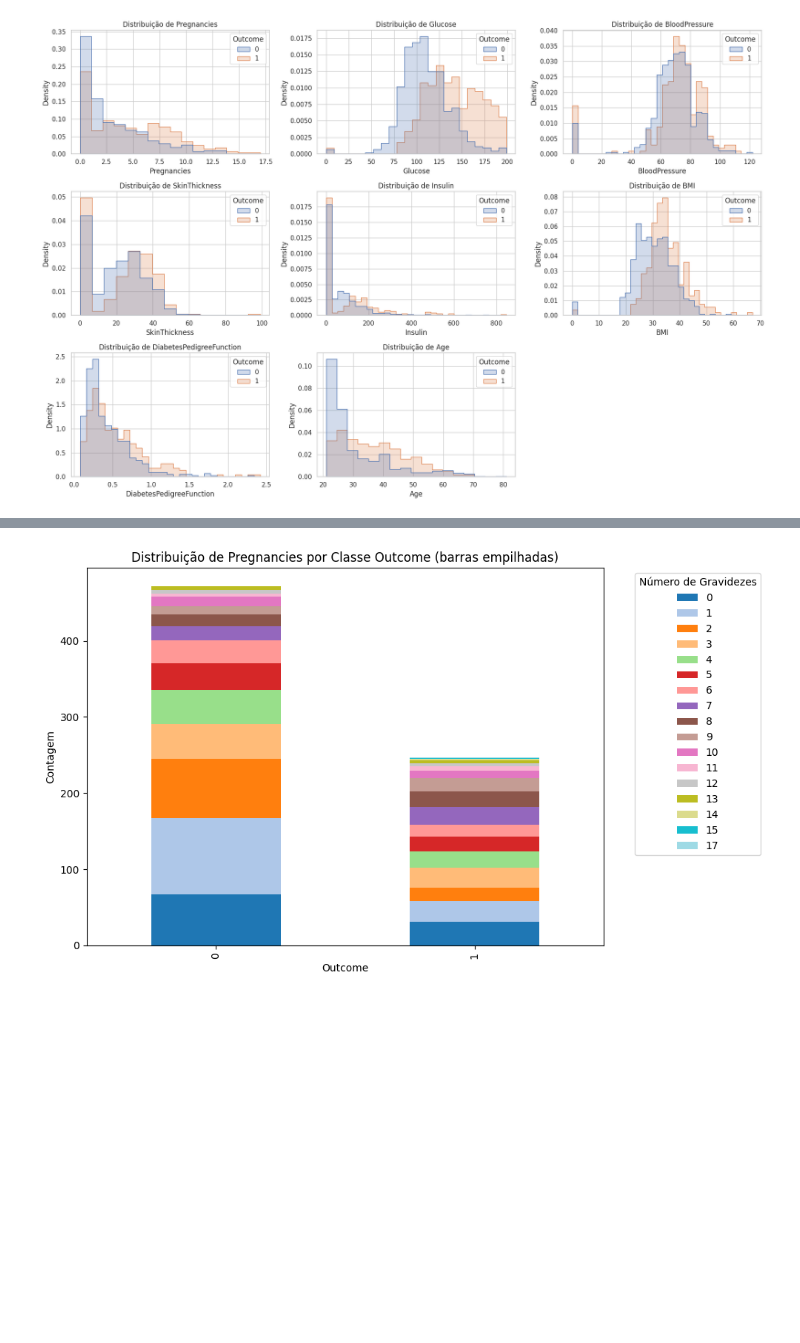
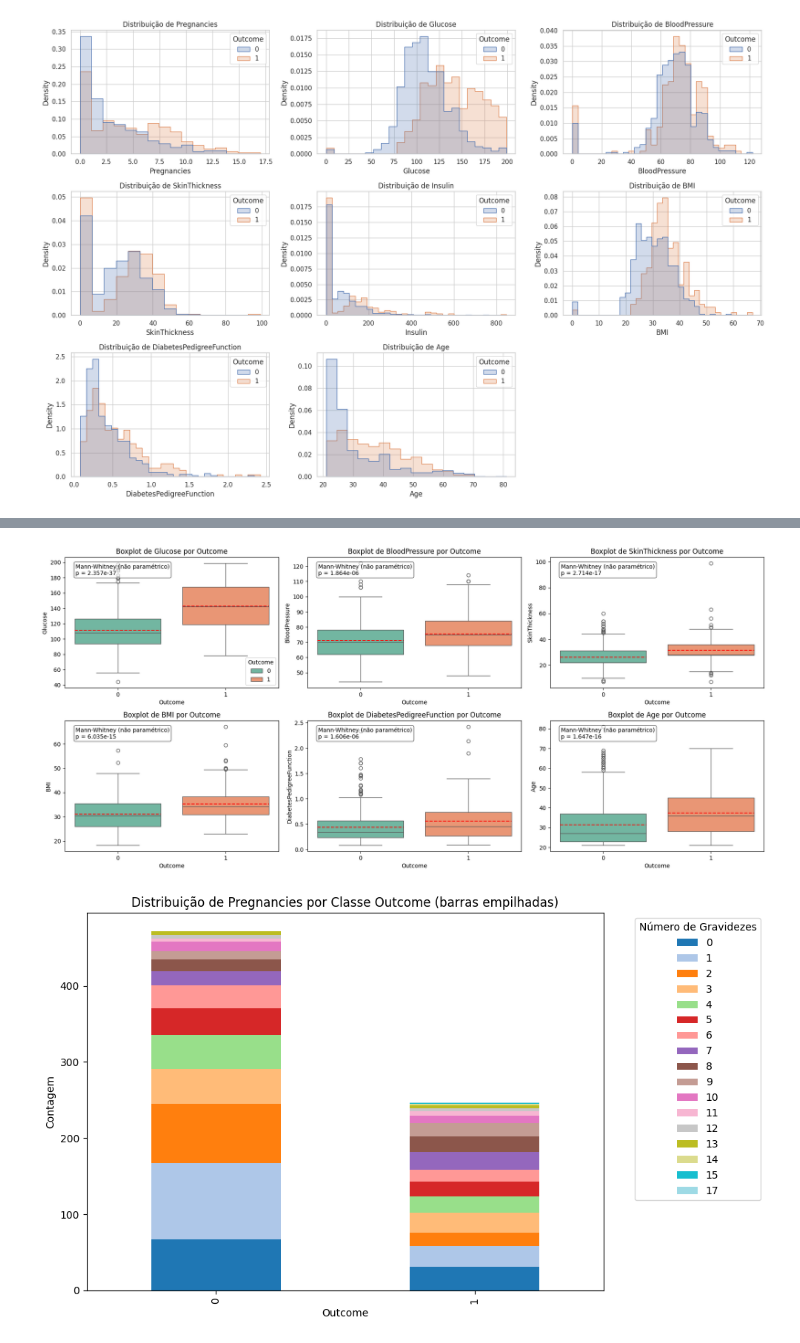
Before and after one commit to GustavoHBDuarte/lean, a Jupyter notebook: notebook.ipynb, the cells around one changed output, grey strips where cells are left out. Cells and saved outputs as stored; diff of their text form; code cells hidden in the pictures; blank space fills up the shorter version.

```diff
--- a/notebook.ipynb
+++ b/notebook.ipynb
@@ -315,3 +335,75 @@ plt.show()
+# %%
+import matplotlib.pyplot as plt
+import seaborn as sns
+from scipy.stats import ttest_ind, mannwhitneyu, shapiro
+
+# Lista de colunas numéricas, exceto 'Pregnancies' e 'Outcome'
+num_vars = df.drop(columns=['Pregnancies', 'Outcome']).select_dtypes(include='number')
+
+# Configuração do layout de subplots
+n_cols = 3
+n_rows = -(-len(num_vars) // n_cols)  # Arredonda para cima
+fig, axes = plt.subplots(n_rows, n_cols, figsize=(18, 4 * n_rows))
+axes = axes.flatten()
+
+# Loop para plotar cada boxplot com linha de média e teste estatístico condicional
+for i, col in enumerate(num_vars):
+    ax = axes[i]
+
+    # Boxplot segmentado
+    sns.boxplot(data=df, x='Outcome', y=col, hue='Outcome', ax=ax, palette='Set2')
+
+    # Médias com linha tracejada por grupo
+    for outcome_value in sorted(df['Outcome'].unique()):
+        media = df[df['Outcome'] == outcome_value][col].mean()
+        x_pos = outcome_value
+        largura = 0.4
+        ax.plot(
+            [x_pos - largura, x_pos + largura],
+            [media, media],
+            color='red',
+            linestyle='--',
+            linewidth=1.5
+        )
+
+    # Obter dados dos grupos
+    grupo_0 = df[df['Outcome'] == 0][col].dropna()
+    grupo_1 = df[df['Outcome'] == 1][col].dropna()
+
+    # Teste de normalidade de Shapiro
+    norm_0 = shapiro(grupo_0).pvalue > 0.05
+    norm_1 = shapiro(grupo_1).pvalue > 0.05
+
+    # Escolha do teste estatístico com base na normalidade
+    if norm_0 and norm_1:
+        stat, p_val = ttest_ind(grupo_0, grupo_1, equal_var=False)
+        metodo = 't (paramétrico)'
+    else:
+        stat, p_val = mannwhitneyu(grupo_0, grupo_1, alternative='two-sided')
+        metodo = 'Mann-Whitney (não paramétrico)'
+
+    # Anotação com p-valor e método usado
+    ax.text(
+        0.05, 0.95,
+        f'{metodo}\np = {p_val:.3e}',
+        transform=ax.transAxes,
+        fontsize=10,
+        verticalalignment='top',
+        bbox=dict(boxstyle='round,pad=0.3', facecolor='white', alpha=0.6)
+    )
+
+    ax.set_title(f'Boxplot de {col} por Outcome')
+    if i != 0:
+        ax.get_legend().remove()
+
+# Remove subplots vazios
+for j in range(i + 1, len(axes)):
+    fig.delaxes(axes[j])
+
+plt.tight_layout()
+plt.show()
+# %% [output]
+[figure, added]
 # %%
 
 # Cria tabela cruzada: linhas = Outcome, colunas = Pregnancies
```
Also changed, not shown: parts of 2 cells of this notebook.
